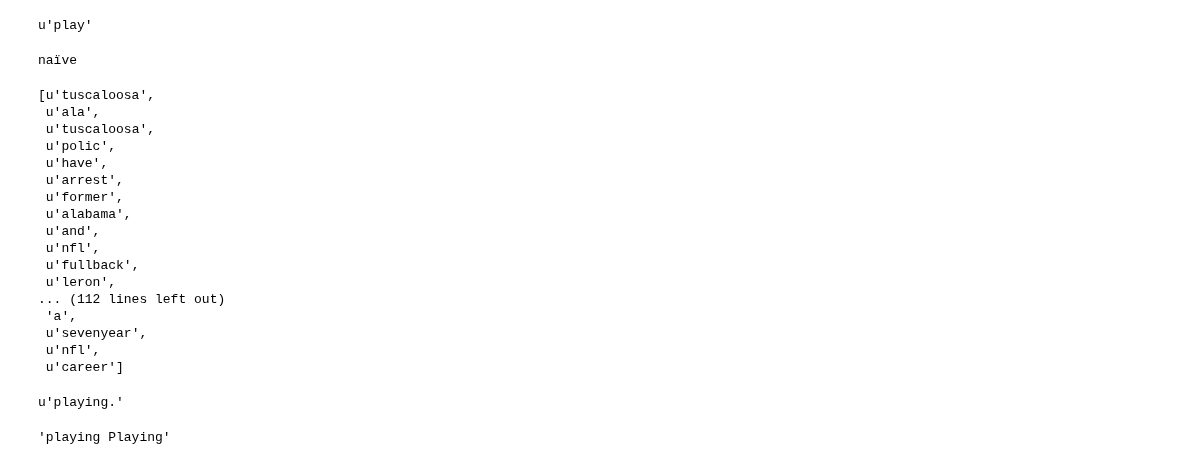
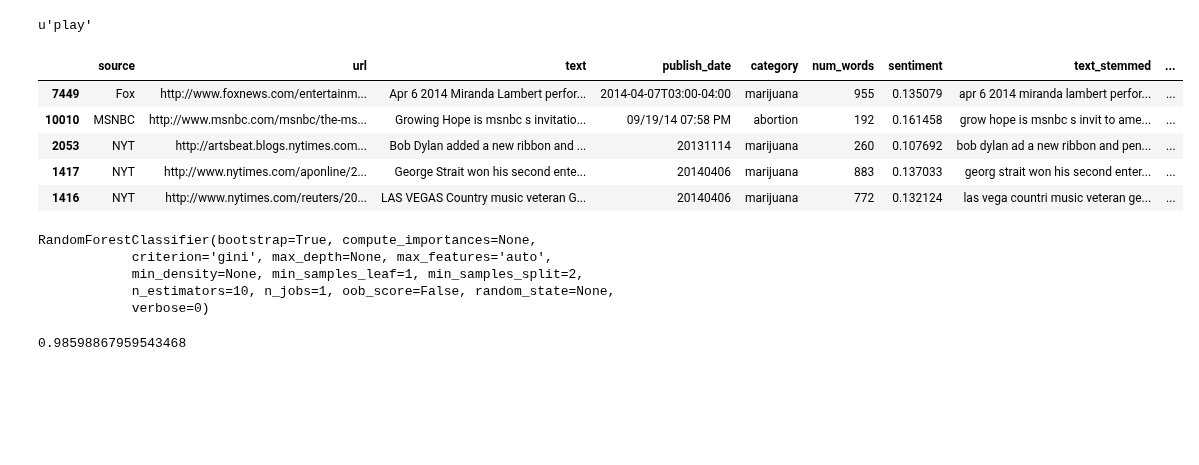
Before and after one commit to tdpetrou/News-Event-Classification, a Jupyter notebook: Exploratory notebook.ipynb, the cells around one changed output. Drawn from its saved outputs; the diff is of its cells as text; code cells hidden in the pictures; blank space fills up the shorter version.

Commit message:
added sentiment

```diff
--- a/Exploratory notebook.ipynb
+++ b/Exploratory notebook.ipynb
@@ -1560,4 +1201,4 @@ Name: text, Length: 7019, dtype: float64
 # %%
 sents = pd.read_csv('data/combined_data.csv')
-sents.head()
+sents.sort('sentiment_stemmed')['url'].values
 # %% [output]
@@ -1597,41 +1239,12 @@ Name: sentiment, dtype: float64
 from nltk.stem.snowball import SnowballStemmer
 # %% [output]
 u'play'
-# %%
-from nltk.stem import SnowballStemmer
-sent_dict_stemmed = {}
-for k,v in sent.iteritems():
-    try:
-        sent_dict_stemmed[snowball.stem(k)] = v
-    except:
-        print k
-# %% [output]
-naïve
-# %%
-[snowball.stem(word) for word in sample_text.lower().split()]
-# %% [output]
-[u'tuscaloosa',
- u'ala',
- u'tuscaloosa',
- u'polic',
- u'have',
- u'arrest',
- u'former',
- u'alabama',
- u'and',
- u'nfl',
- u'fullback',
- u'leron',
-... (112 lines left out)
- 'a',
- u'sevenyear',
- u'nfl',
- u'career']
-# %%
-snowball.stem('playing.')
-# %% [output]
-u'playing.'
-# %%
-re.sub(r'[^\w\s]','','playing. Playing')
-# %% [output]
-'playing Playing'
+# %%
+sents.sort('sentiment_stemmed', ascending=False).head()
+# %% [output]
+|  | source | url | text | publish_date | category | num_words | sentiment | text_stemmed | ... |
+| 7449 | Fox | http://www.foxnews.com/entertainm... | Apr 6 2014 Miranda Lambert perfor... | 2014-04-07T03:00-04:00 | marijuana | 955 | 0.135079 | apr 6 2014 miranda lambert perfor... | ... |
+| 10010 | MSNBC | http://www.msnbc.com/msnbc/the-ms... | Growing Hope is msnbc s invitatio... | 09/19/14 07:58 PM | abortion | 192 | 0.161458 | grow hope is msnbc s invit to ame... | ... |
+| 2053 | NYT | http://artsbeat.blogs.nytimes.com... | Bob Dylan added a new ribbon and ... | 20131114 | marijuana | 260 | 0.107692 | bob dylan ad a new ribbon and pen... | ... |
+| 1417 | NYT | http://www.nytimes.com/aponline/2... | George Strait won his second ente... | 20140406 | marijuana | 883 | 0.137033 | georg strait won his second enter... | ... |
+| 1416 | NYT | http://www.nytimes.com/reuters/20... | LAS VEGAS Country music veteran G... | 20140406 | marijuana | 772 | 0.132124 | las vega countri music veteran ge... | ... |
@@ -1637,0 +1259,12 @@ re.sub(r'[^\w\s]','','playing. Playing')
+# %%
+rfc.fit(X_mat, y)
+# %% [output]
+RandomForestClassifier(bootstrap=True, compute_importances=None,
+            criterion='gini', max_depth=None, max_features='auto',
+            min_density=None, min_samples_leaf=1, min_samples_split=2,
+            n_estimators=10, n_jobs=1, oob_score=False, random_state=None,
+            verbose=0)
+# %%
+np.mean(rfc.predict(X_mat) == y)
+# %% [output]
+0.98598867959543468
```
Also changed, not shown: parts of 71 cells of this notebook, 6 other files.
